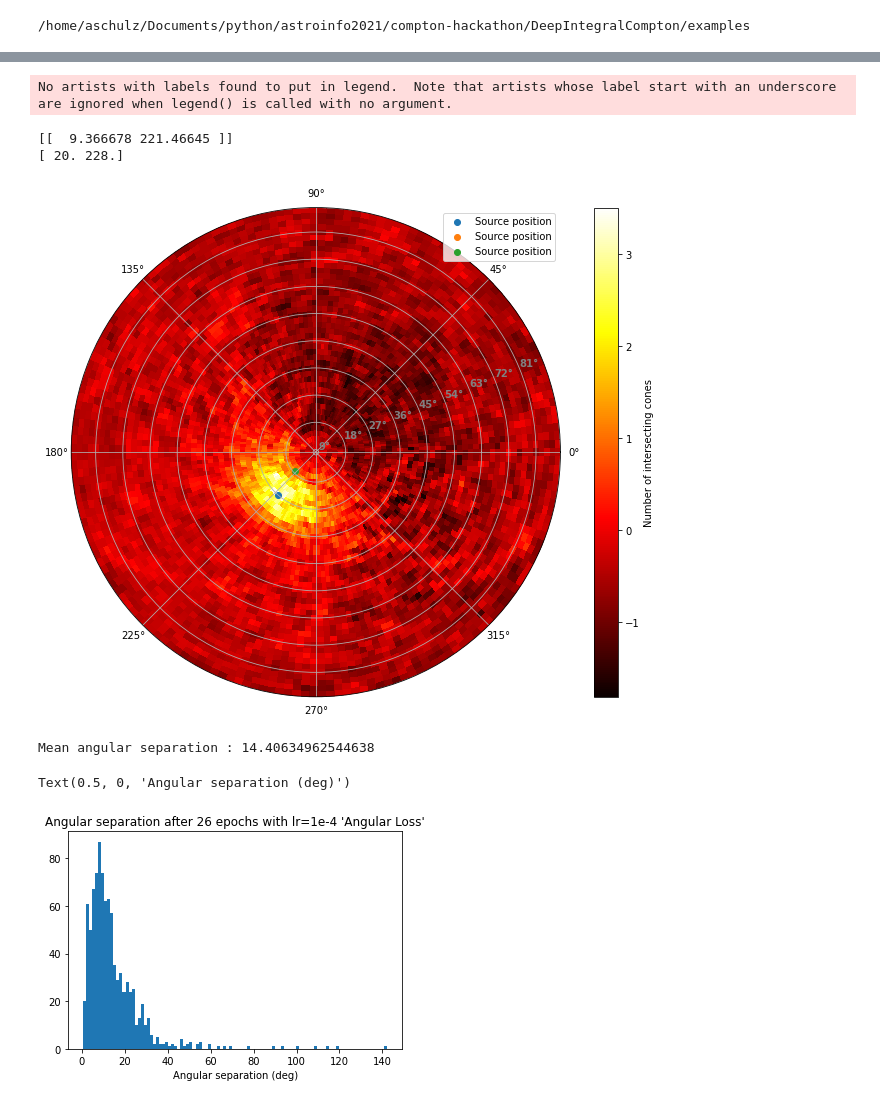
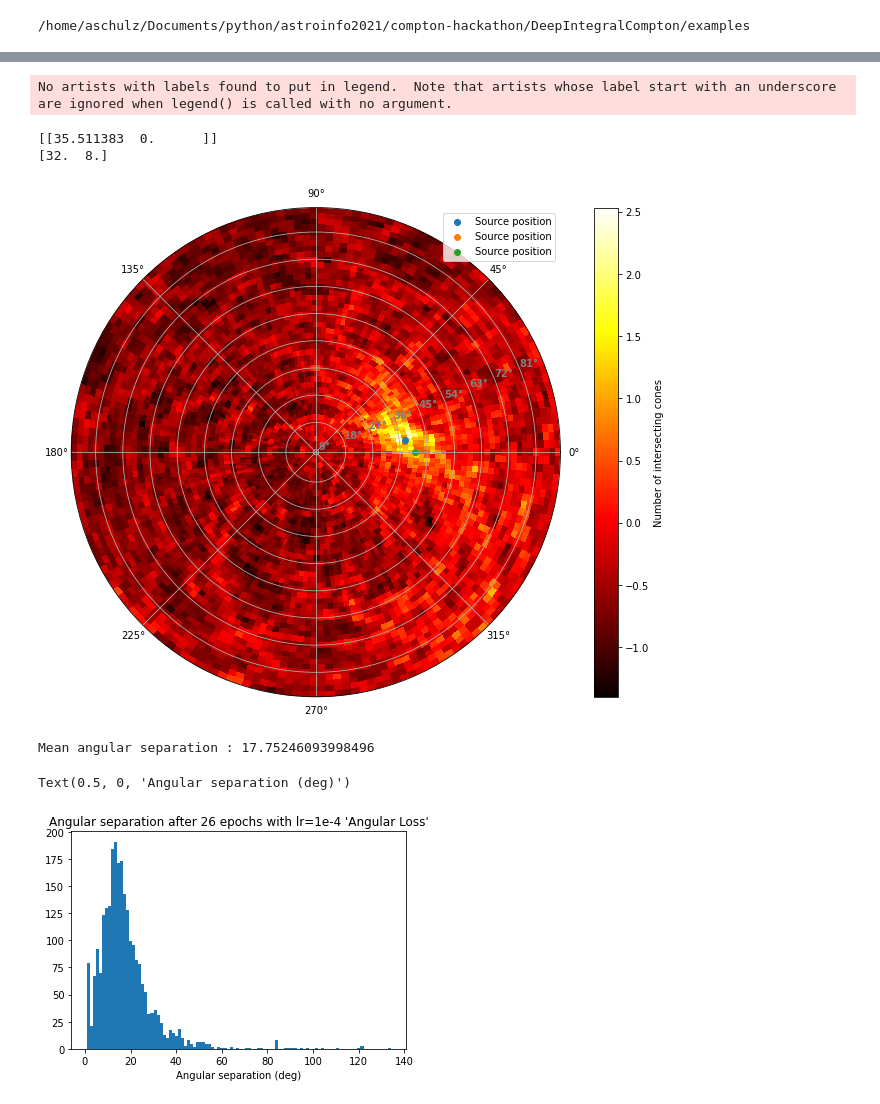
Before and after one commit to vuillaut/DeepIntegralCompton, a Jupyter notebook: examples/density_generator_test_rand_events_1.ipynb, the cells around one changed output, grey strips where cells are left out. Cells and saved outputs as stored; diff of their text form; code cells hidden in the pictures.

Commit message:
model train script

```diff
--- a/examples/density_generator_test_rand_events_1.ipynb
+++ b/examples/density_generator_test_rand_events_1.ipynb
@@ -125,10 +134,9 @@ def get_model():
 # %%
 from deepcompton.utils import angular_separation
 def angular_loss(y_true, y_pred):
-    # convert to rad
-    return -1. * (tf.math.sin(y_true[-1][0])*tf.math.sin(y_pred[-1][0])*
-                  tf.math.cos(y_true[-1][1]-y_pred[-1][1])+
-                  tf.math.cos(y_pred[-1][0])*tf.math.cos(y_true[-1][0]))
+    return -1. * (tf.math.sin(y_true[:,0])*tf.math.sin(y_pred[:,0])*
+                  tf.math.cos(y_true[:,1]-y_pred[:,1])+
+                  tf.math.cos(y_pred[:,0])*tf.math.cos(y_true[:,0]))
 # %%
 # create the model
 model = get_model()
@@ -139,19 +143,27 @@ model = get_model()
 # %%
-epochs = 100
-batch_size = 12
+epochs = 1000
+batch_size = 256
+
+name = "density_cnn_1_aloss_3layer_rand_1e-4"
 
 callbacks = [
     #keras.callbacks.ModelCheckpoint("save_at_{epoch}.h5"),
-    tf.keras.callbacks.TensorBoard('./logs/density_cnn_1_aloss_1layer_rand'),
+    tf.keras.callbacks.TensorBoard('./logs/{}'.format(name)),
     tf.keras.callbacks.EarlyStopping(monitor='val_loss', patience=10),
+    tf.keras.callbacks.ModelCheckpoint("./models/{}.hdf5".format(name), monitor='val_loss'),
 ]
 
-
+def angle(yt,yp):
+    return tf.math.acos(-1.*angular_loss(yt,yp)) * 180. / np.pi
 
 model.compile(
-    optimizer=tf.keras.optimizers.Adam(1e-2),
+    optimizer=tf.keras.optimizers.Adam(1e-4),
     loss=angular_loss,
-    metrics=[angular_loss,"mean_squared_error"],
+    metrics=[angular_loss,"mean_squared_error",angle],
     #loss=angular_loss,
     #metrics=[angular_loss],
 )
+# %%
+if os.path.exists("./models/{}.hdf5".format(name)):
+    print("Loading weights")
+    model.load_weights("./models/{}.hdf5".format(name))
@@ -193,28 +206,28 @@ Test accuracy: -0.9567391872406006
 # %%
 from deepcompton.vizualisation import plot_backprojected,plot_source_pos
-i=10
+i=2
 
 actual = np.radians(np.linspace(0,360, 180))
 expected = np.arange(0,90,2)
 r_g, theta_g = np.meshgrid(expected, actual)
 ax = plot_backprojected(theta_g, r_g, x_test[i].reshape(180,45))
-ax = plot_source_pos(y_test[i,0], np.radians(y_test[i,1]), ax=ax)
+ax = plot_source_pos(y_test[i,0]*180./np.pi, y_test[i,1], ax=ax)
 pred = model(tf.reshape(x_test[i],[1,180,45,1]))
-print(pred.numpy())
-print(y_test[i])
-ax = plot_source_pos(pred[0,0], np.radians(pred[0,1]), ax=ax)
-ax = plot_source_pos(pred[0,0], np.radians(pred[0,1]), ax=ax)
+print(pred.numpy() * 180. / np.pi)
+print(y_test[i] *180 / np.pi)
+ax = plot_source_pos(pred[0,0] * 180. / np.pi, pred[0,1], ax=ax)
+ax = plot_source_pos(pred[0,0] * 180. / np.pi, pred[0,1], ax=ax)
 # %% [output]
 No artists with labels found to put in legend.  Note that artists whose label start with an underscore are ignored when legend() is called with no argument.
-[[  9.366678 221.46645 ]]
-[ 20. 228.]
+[[35.511383  0.      ]]
+[32.  8.]
-[figure, old version]
+[figure, new version]
 # %%
 pred = model(x_test).numpy()
 from deepcompton.utils import angular_separation
 # compute angular separation
-y_real_rad = y_test * np.pi / 180.
-y_pred_rad = pred * np.pi / 180.
+y_real_rad = y_test
+y_pred_rad = pred
 
 angular_seps=angular_separation(y_real_rad[:,0],y_real_rad[:,1],
                                y_pred_rad[:,0],y_pred_rad[:,1]) * 180. / np.pi
@@ -225,6 +238,6 @@ print("Mean angular separation : {}".format(np.mean(angular_seps)))
 plt.title("Angular separation after 26 epochs with lr=1e-4 'Angular Loss'")
 plt.xlabel("Angular separation (deg)")
 # %% [output]
-Mean angular separation : 14.40634962544638
+Mean angular separation : 17.75246093998496
 Text(0.5, 0, 'Angular separation (deg)')
-[figure, old version]
+[figure, new version]
```
Also changed, not shown: parts of 10 cells of this notebook, 3 other files.
